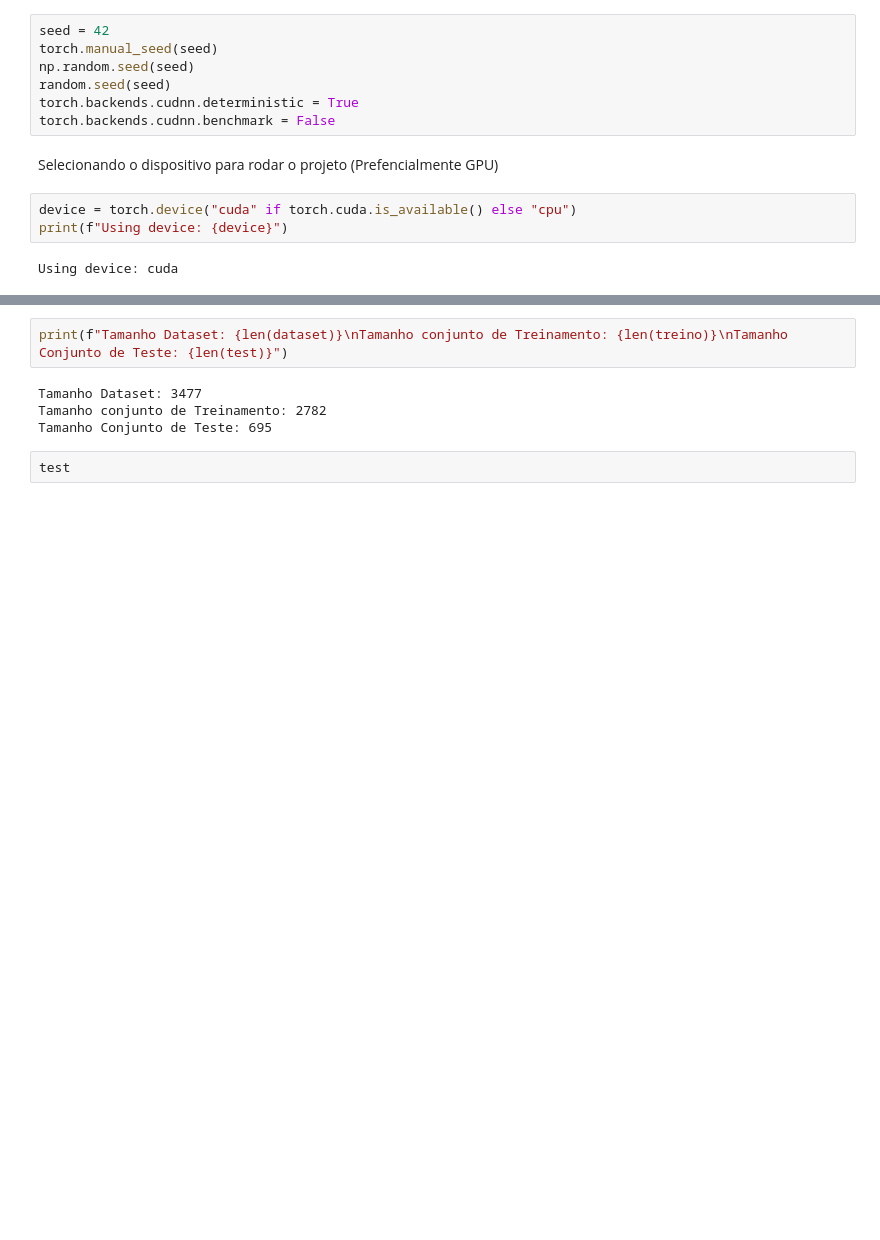
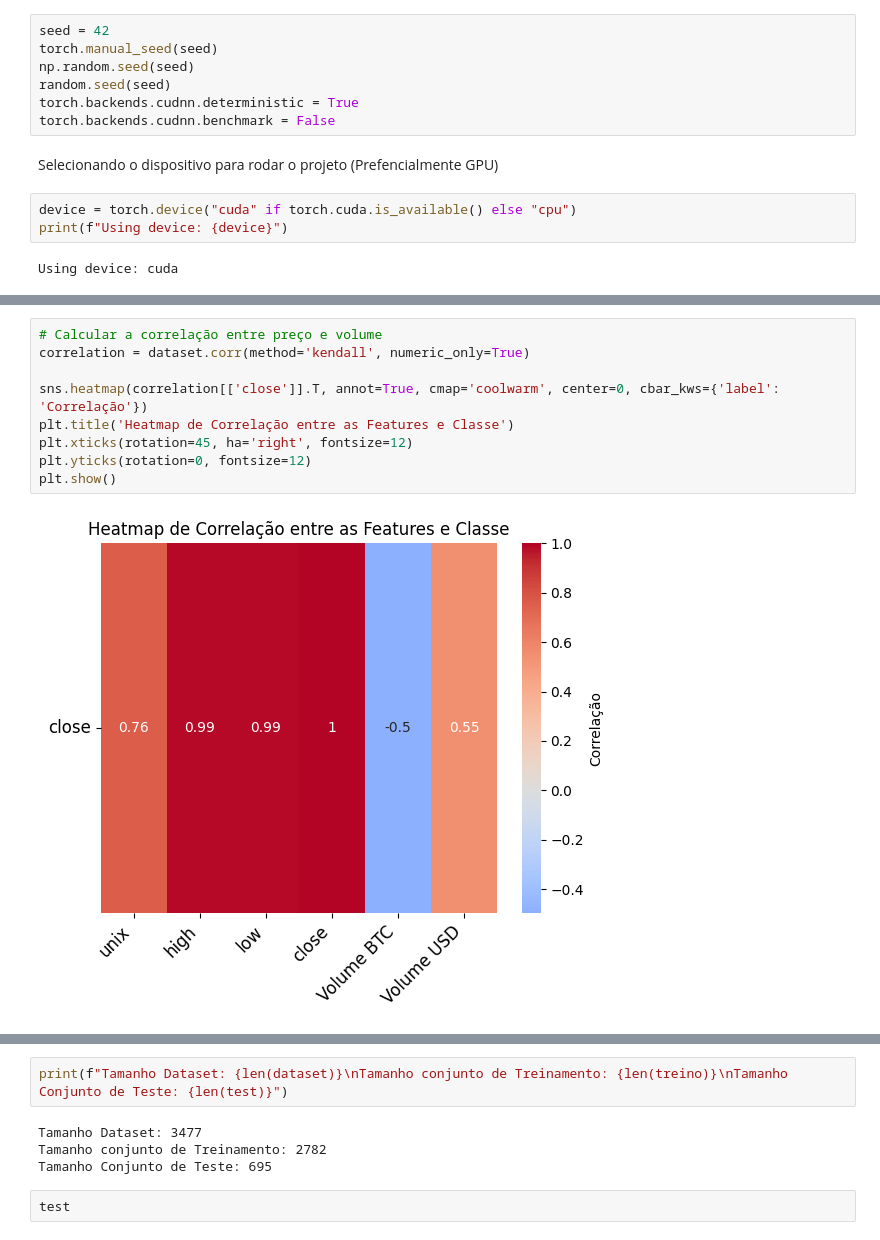
Before and after one commit to GuilhermeMaciel75/Redes_Neurais_p1, a Jupyter notebook: projeto_2/src/lstm.ipynb, the cells around one changed output, grey strips where cells are left out. Saved outputs shown, nothing was run; the diff lists cells and outputs as text; blank space fills up the shorter version.

```diff
--- a/projeto_2/src/lstm.ipynb
+++ b/projeto_2/src/lstm.ipynb
@@ -39,0 +165,11 @@ Iremos trabalhar com o valor de fechamento do BTC no dia
+# %%
+# Calcular a correlação entre preço e volume
+correlation = dataset.corr(method='kendall', numeric_only=True)
+
+sns.heatmap(correlation[['close']].T, annot=True, cmap='coolwarm', center=0, cbar_kws={'label': 'Correlação'})
+plt.title('Heatmap de Correlação entre as Features e Classe')
+plt.xticks(rotation=45, ha='right', fontsize=12)
+plt.yticks(rotation=0, fontsize=12)
+plt.show()
+# %% [output]
+[figure, added]
```
Also changed, not shown: parts of 20 cells of this notebook.
